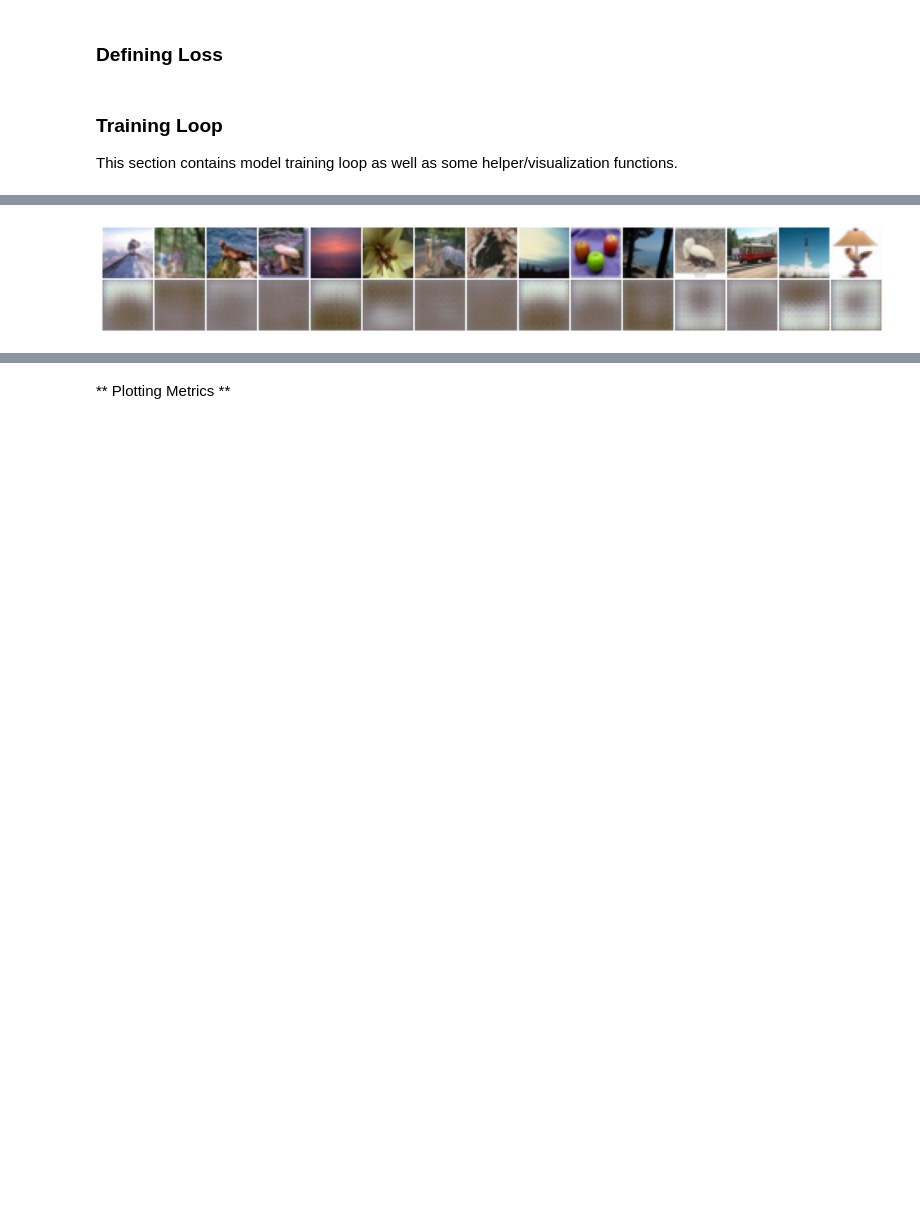
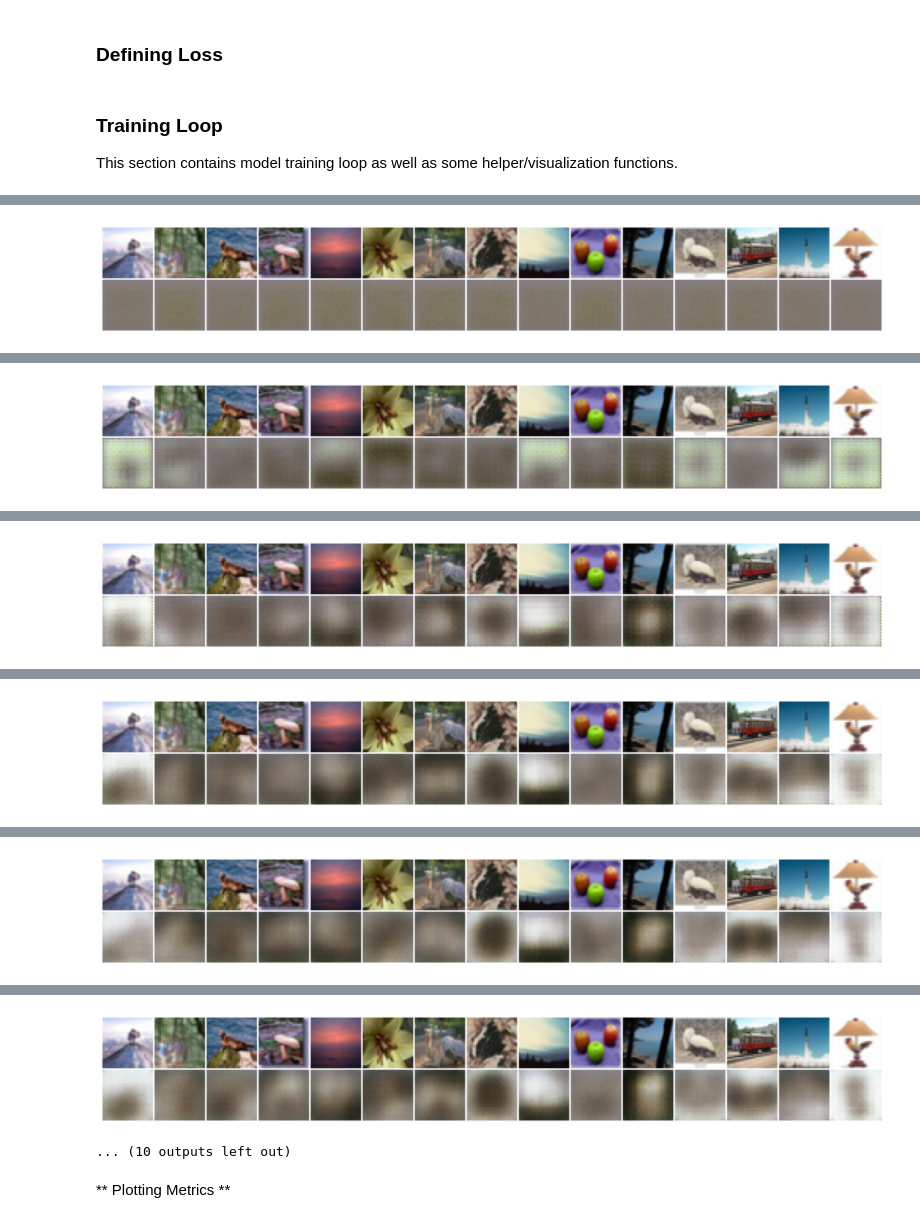
Before and after one commit to AnzorGozalishvili/autoencoders_playground, a Jupyter notebook: semi_supervised_vae_simple_resnet_cifar100.ipynb, the cells around one changed output, grey strips where cells are left out. Cells and saved outputs as stored; diff of their text form; code cells hidden in the pictures; blank space fills up the shorter version.

```diff
--- a/semi_supervised_vae_simple_resnet_cifar100.ipynb
+++ b/semi_supervised_vae_simple_resnet_cifar100.ipynb
@@ -552,17 +536,19 @@ def loss_xy(x, x_recon, mu, logvar):
 def loss_x_binning(model: nn.Module, x, y_probs):
     "Loss for unlabelled batch with binning to reduce computation time."
 
-    s = torch.zeros(x.shape[0], device=x.device)
+    s = torch.zeros(x.shape[0], device=x.device).cuda()
+
+    y_probs = torch.softmax(model.cls_logits(x.cuda()), dim=-1)
 
     y_entropy = torch.distributions.Categorical(y_probs).entropy()
 
-    y_probs_bins = np.digitize(y_probs.cpu().detach().numpy(), [i/10 for i in range(1, 10)])
+    y_bins = np.digitize(y_probs.cpu().detach().numpy(), [i/10 for i in range(1, 10)])
 
-    found_bins = set(y_probs_bins.reshape(-1))
+    found_bins = set(y_bins.reshape(-1))
 
     for bin_id in found_bins:
 
-        y_one_hot = torch.FloatTensor((y_probs_bins == bin_id).astype(int)).cuda()
+        y_one_hot = torch.FloatTensor((y_bins == bin_id).astype(int)).cuda()
 
         xy_enc = model.enc(x.cuda(), y_one_hot)
 
@@ -574,12 +560,15 @@ def loss_x_binning(model: nn.Module, x, y_probs):
 
         x_recon = model.dec(model.project(z), y_one_hot).view(-1, *model.image_shape)
 
-        y_loss = (y_probs.detach().cpu().numpy()*(y_probs_bins == bin_id))
+        y_probs_bins_onehot = torch.FloatTensor((y_bins == bin_id).astype(int)).cuda()
 
-        recon_loss = torch.FloatTensor(np.nan_to_num(y_loss.sum(axis=1) / ((y_probs_bins == bin_id).astype(float)+1e-10).sum(axis=1))).cuda()
+        y_probs_bins = y_probs * y_probs_bins_onehot
 
-        s += (recon_loss * loss_xy(x, x_recon, mu, logvar))
+        y_loss_mean = (y_probs_bins.sum(dim=1)/(y_probs_bins_onehot + 1e-10).sum(dim=1))
 
+        rec_x_loss = loss_xy(x.cuda(), x_recon, mu, logvar)
+
+        s += y_loss_mean * rec_x_loss
 
     return (s + y_entropy).mean()
 # %%
@@ -736,13 +725,16 @@ def train_vae(train_dl: DataLoader, # labelled batch dataloader
               acc_logger: MetricLogger,
               semi_sup_epochs: int, # number of initial epochs after which training becomes fully unsupervised
               learning_rate=1e-5,
-              weight_decay=1e-7
+              weight_decay=1e-7,
+              summary_interval=40,
+              log_interval=20,
+              cls_loss_weight_coeff=0.1
               ):
 
-    LOG_INTERVAL = 20
-    SUMMARY_INTERVAL = 200
+    LOG_INTERVAL = log_interval
+    SUMMARY_INTERVAL = summary_interval
 
-    CLS_LOSS_WEIGHT = 0.1 * len(train_dl.dataset) # as in paper
+    CLS_LOSS_WEIGHT = cls_loss_weight_coeff * len(train_dl.dataset) # as in paper
 
     model = model.cuda()
 
@@ -757,6 +749,8 @@ def train_vae(train_dl: DataLoader, # labelled batch dataloader
     lr_scheduler = torch.optim.lr_scheduler.StepLR(optim, step_size=10, gamma=0.5)
 
     for epoch in range(n_epochs):
+
+        uns_batches_cnt = 0
 
         for i, (x, y, has_label) in enumerate(get_next_batch(train_dl, train_dl_u)):
 
@@ -790,6 +784,10 @@ def train_vae(train_dl: DataLoader, # labelled batch dataloader
             else:
 
                 loss = loss_x_binning(model, x, torch.softmax(y_logits, dim=-1))
+#                 loss = loss_x(model, x, torch.softmax(y_logits, dim=-1))
+
+                uns_batches_cnt += 1
+
 
             loss_logger.log(loss.item())
             cls_loss_logger.log(cls_loss.item())
@@ -798,14 +796,16 @@ def train_vae(train_dl: DataLoader, # labelled batch dataloader
 
             optim.step()
 
-            if (i + 1) % LOG_INTERVAL == 0:
+            if (epoch < semi_sup_epochs and (i + 1) % LOG_INTERVAL == 0) or \
+                epoch >= semi_sup_epochs and uns_batches_cnt % LOG_INTERVAL ==0:
 
                 print('epoch %d | iter %d | %s | %s' % (epoch + 1, i + 1, loss_logger.val, cls_loss_logger.val))
 
                 loss_logger.reset()
                 cls_loss_logger.reset()
 
-            if (i + 1) % SUMMARY_INTERVAL == 0:
+            if (epoch < semi_sup_epochs and (i + 1) % SUMMARY_INTERVAL == 0) or \
+                epoch >= semi_sup_epochs and uns_batches_cnt % SUMMARY_INTERVAL ==0:
                 show_summary(valid_dl, model, acc_logger)
                 pass
 
@@ -824,7 +824,7 @@ acc_logger = MetricLogger('Accuracy')
 # %%
 train_vae(
     train_dl, train_dl_u, valid_dl, vae,
-    1000, loss_logger, cls_loss_logger, acc_logger,
+    30, loss_logger, cls_loss_logger, acc_logger,
     semi_sup_epochs=100000, learning_rate=2e-4, weight_decay=1e-4
 )
 # %% [output]
@@ -841 +833 @@ epoch 1 | iter 200 | Avg Loss: 509.51943 (±1219.327) | Avg Cls Loss: 4.21420 (
-[figure, old version]
+[figure, new version]
@@ -844,0 +836 @@ epoch 2 | iter 40 | Avg Loss: 490.69830 (±1107.467) | Avg Cls Loss: 4.08431 (±
+[figure, added]
@@ -845,0 +839 @@ KeyboardInterrupt:
+[figure, added]
@@ -845,0 +843 @@ KeyboardInterrupt:
+[figure, added]
@@ -845,0 +846 @@ KeyboardInterrupt:
+[figure, added]
@@ -846,3 +849,5 @@ KeyboardInterrupt:
+[figure, added]
+... (10 outputs left out)
 # %% [markdown]
 ** Plotting Metrics **
 # %%
```
Also changed, not shown: parts of 31 cells of this notebook, 1 other file.
